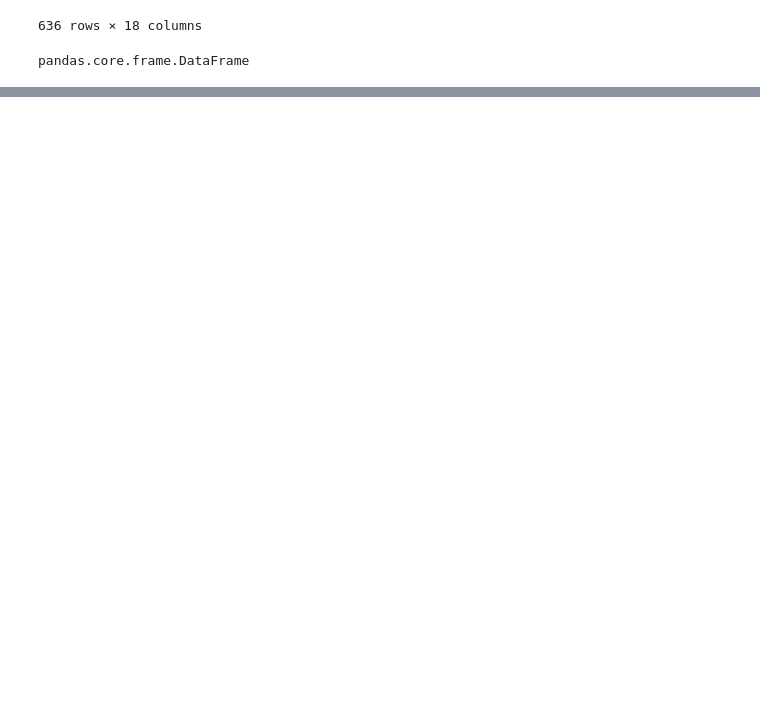
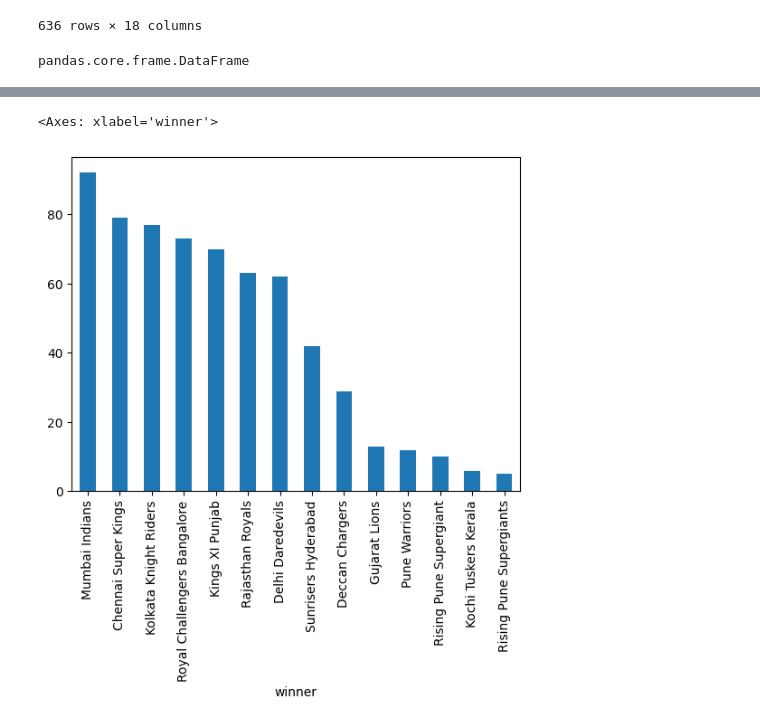
Before and after one commit to ShivamThapa243/DataScience, a Jupyter notebook: Pandas.ipynb, the cells around one changed output, grey strips where cells are left out. Saved outputs shown, nothing was run; the diff lists cells and outputs as text; code cells hidden in the pictures; blank space fills up the shorter version.

```diff
--- a/Pandas.ipynb
+++ b/Pandas.ipynb
@@ -47,0 +428,7 @@ pandas.core.frame.DataFrame
+# %%
+import matplotlib.pyplot as ply
+
+data['winner'].value_counts().plot(kind = 'bar')
+# %% [output]
+<Axes: xlabel='winner'>
+[figure, added]
```
Also changed, not shown: parts of 66 cells of this notebook.
